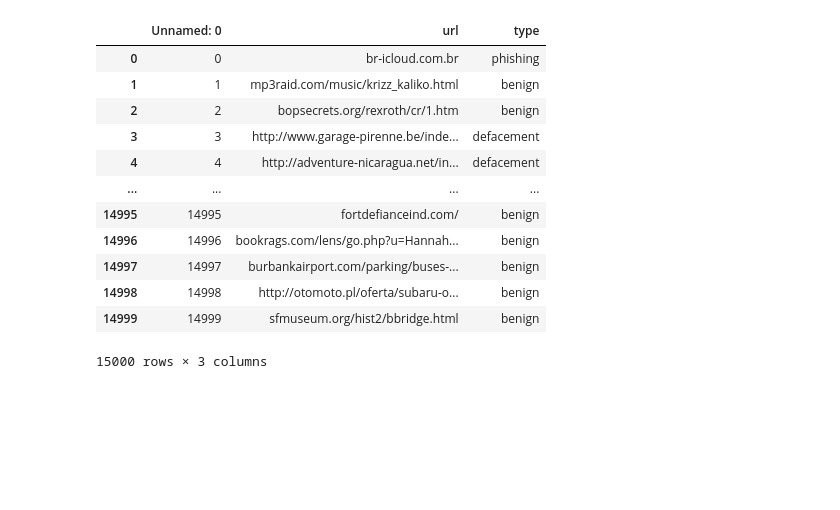
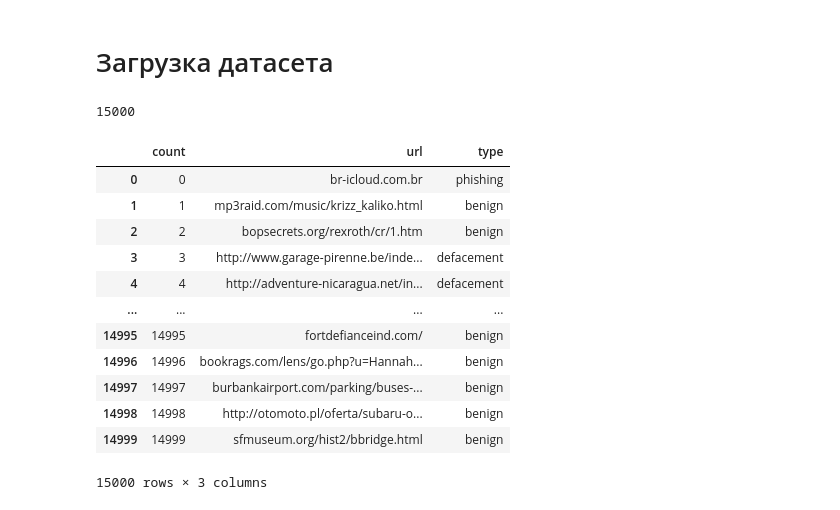
Before and after one commit to Sanyapushka8/URL, a Jupyter notebook: URL.ipynb, the cells around one changed output. Drawn from its saved outputs; the diff is of its cells as text; code cells hidden in the pictures; blank space fills up the shorter version.

```diff
--- a/URL.ipynb
+++ b/URL.ipynb
@@ -86,8 +1,16 @@ import pandas as pd
+# %% [markdown]
+# Загрузка датасета
 # %%
-df = pd.read_csv('Malicious-URLs.csv')
+import pandas as pd
+
+df = pd.read_csv("Malicious-URLs.csv")
+urls = df["url"].values
+print(len(urls))
+
 df
 # %% [output]
+15000
-|  | Unnamed: 0 | url | type |
+|  | count | url | type |
 | 0 | 0 | br-icloud.com.br | phishing |
 | 1 | 1 | mp3raid.com/music/krizz_kaliko.html | benign |
 | 2 | 2 | bopsecrets.org/rexroth/cr/1.htm | benign |
@@ -99,7 +22,7 @@ df
 | 14997 | 14997 | burbankairport.com/parking/buses-... | benign |
 | 14998 | 14998 | http://otomoto.pl/oferta/subaru-o... | benign |
 | 14999 | 14999 | sfmuseum.org/hist2/bbridge.html | benign |
-15000 rows × 3 columns
+15000 rows × 3 columns
 # %%
 df.info
 # %% [output]
```
Also changed, not shown: parts of 19 cells of this notebook, 2 other files.
